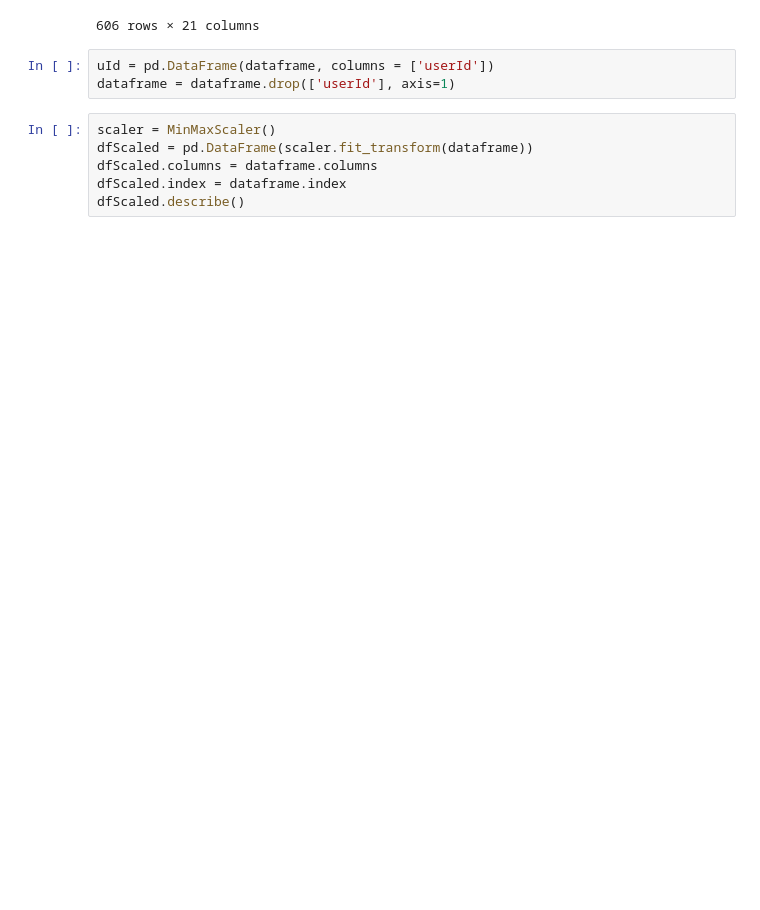
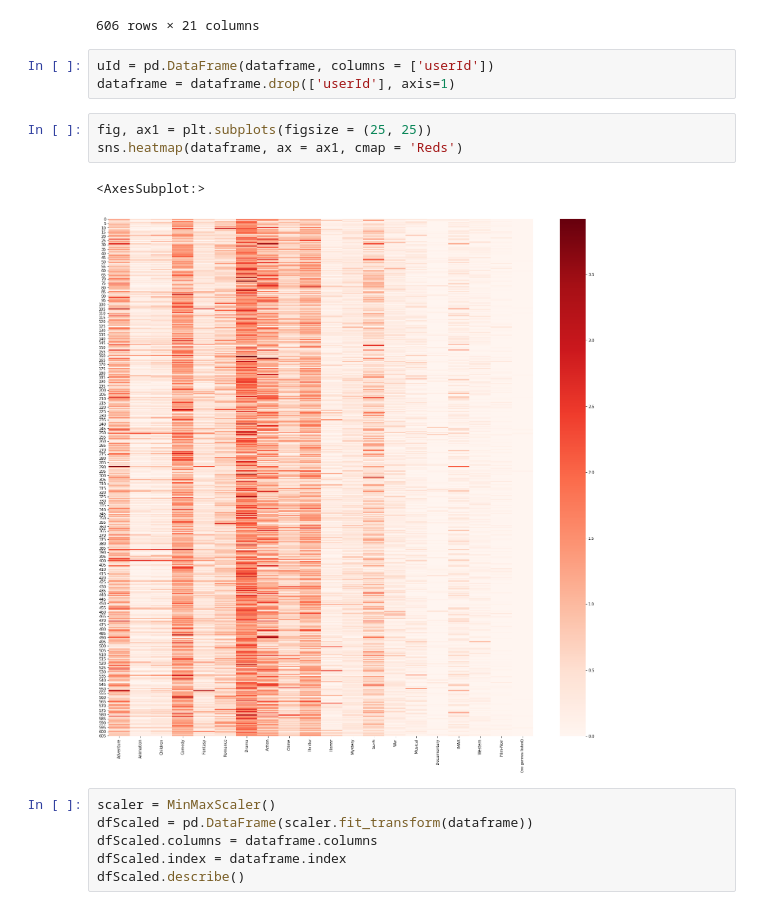
Before and after one commit to Jvictorvieira/SageMaker, a Jupyter notebook: Movierecommendation.ipynb, the cells around one changed output. Saved outputs shown, nothing was run; the diff lists cells and outputs as text; blank space fills up the shorter version.

```diff
--- a/Movierecommendation.ipynb
+++ b/Movierecommendation.ipynb
@@ -288,6 +293,12 @@ dataframe
 # %%
 uId = pd.DataFrame(dataframe, columns = ['userId'])
 dataframe = dataframe.drop(['userId'], axis=1)
+# %%
+fig, ax1 = plt.subplots(figsize = (25, 25))
+sns.heatmap(dataframe, ax = ax1, cmap = 'Reds')
+# %% [output]
+<AxesSubplot:>
+[figure, added]
 # %%
 scaler = MinMaxScaler()
 dfScaled = pd.DataFrame(scaler.fit_transform(dataframe))
```
Also changed, not shown: parts of 13 cells of this notebook.
